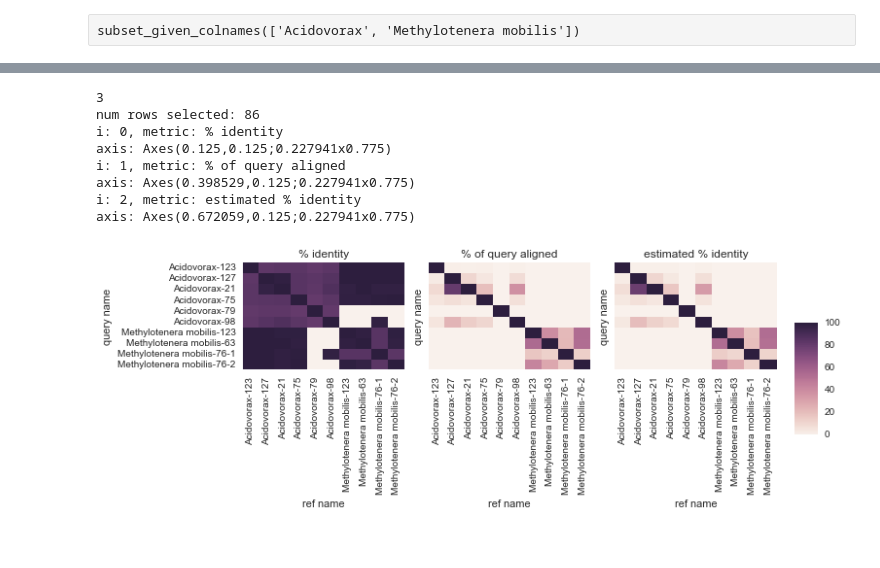
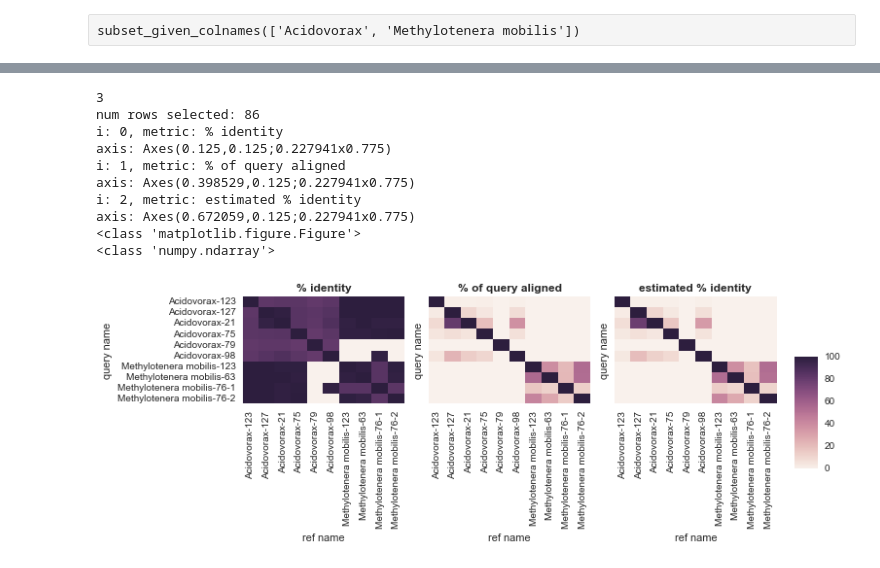
Before and after one commit to JanetMatsen/meta4_bins_janalysis, a Jupyter notebook: compare_fauzi_bins/160601_ANI_improvements--use_percent_coverage.ipynb, the cells around one changed output, grey strips where cells are left out. Cells and saved outputs as stored; diff of their text form; code cells hidden in the pictures.

```diff
--- a/compare_fauzi_bins/160601_ANI_improvements--use_percent_coverage.ipynb
+++ b/compare_fauzi_bins/160601_ANI_improvements--use_percent_coverage.ipynb
@@ -119,7 +120,8 @@ def subset_given_colnames(name_list):
 # %% [raw]
 subset_given_colnames(['Acidovorax', 'Methylotenera mobilis'])
 # %%
-def plot_metrics_as_heatmaps(metric_list, organism_list, figsize=(10, 6)):
+def plot_metrics_as_heatmaps(metric_list, organism_list, figsize=(10, 6),
+                            filename = None):
     print(len(metric_list))
     fig, axn = plt.subplots(1, len(metric_list),
                             sharex=True, sharey=True,
@@ -144,3 +146,8 @@ def plot_metrics_as_heatmaps(metric_list, organism_list, figsize=(10, 6)):
         subplot_ax.set_title(metric)
 
     fig.tight_layout(rect=[0, 0, .9, 1])
+    print(type(fig))
+    print(type(axn))
+    if filename is not None:
+        fig.savefig(filename)
+        fig.savefig(filename.rstrip('pdf') + 'svg')
@@ -147,14 +162,21 @@ def plot_metrics_as_heatmaps(metric_list, organism_list, figsize=(10, 6)):
+# %%
+mpl.rcParams.update({'axes.titleweight': 600})
 # %%
 p = plot_metrics_as_heatmaps(['% identity', '% of query aligned', 'estimated % identity'],
                              ['Methylotenera mobilis', 'Acidovorax'],
-                             figsize=(11, 4))
+                             figsize=(11, 4),
+                             filename = '160601_ANI_metric_development.pdf')
+#p.figure.savefig()
+#p.figure.savefig('160601_ANI_metric_development.svg')
 # %% [output]
 3
 num rows selected: 86
 i: 0, metric: % identity
 axis: Axes(0.125,0.125;0.227941x0.775)
 i: 1, metric: % of query aligned
 axis: Axes(0.398529,0.125;0.227941x0.775)
 i: 2, metric: estimated % identity
 axis: Axes(0.672059,0.125;0.227941x0.775)
+<class 'matplotlib.figure.Figure'>
+<class 'numpy.ndarray'>
-[figure, old version]
+[figure, new version]
```
Also changed, not shown: parts of 4 cells of this notebook.
